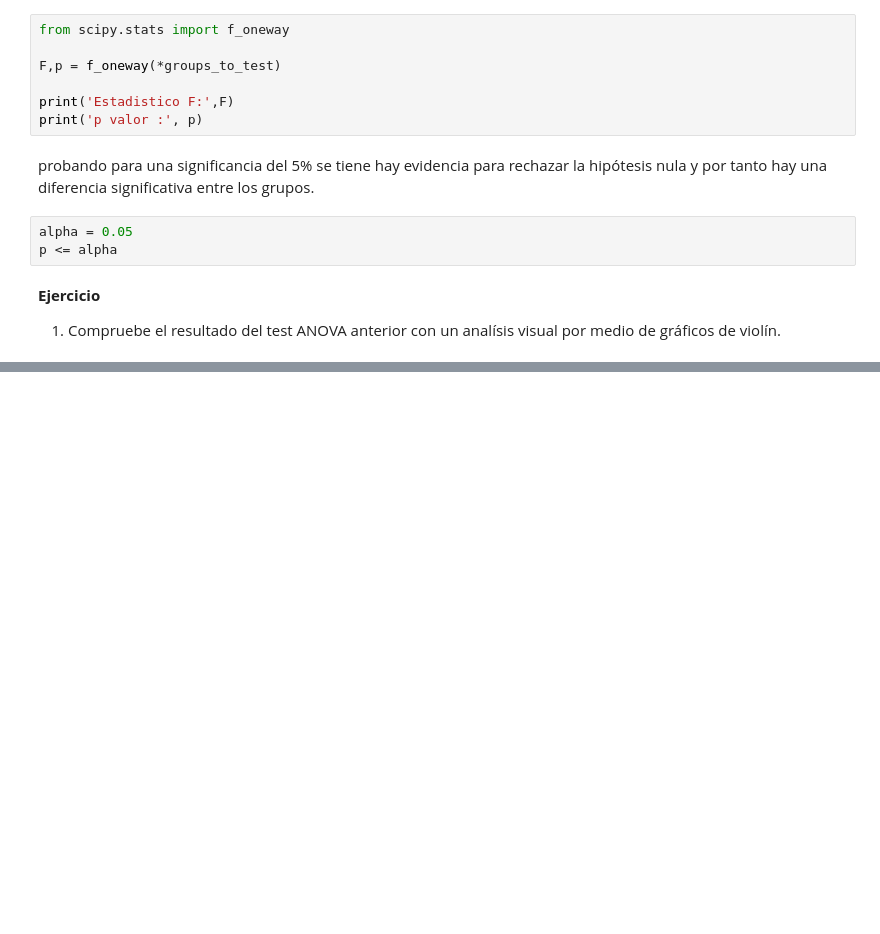
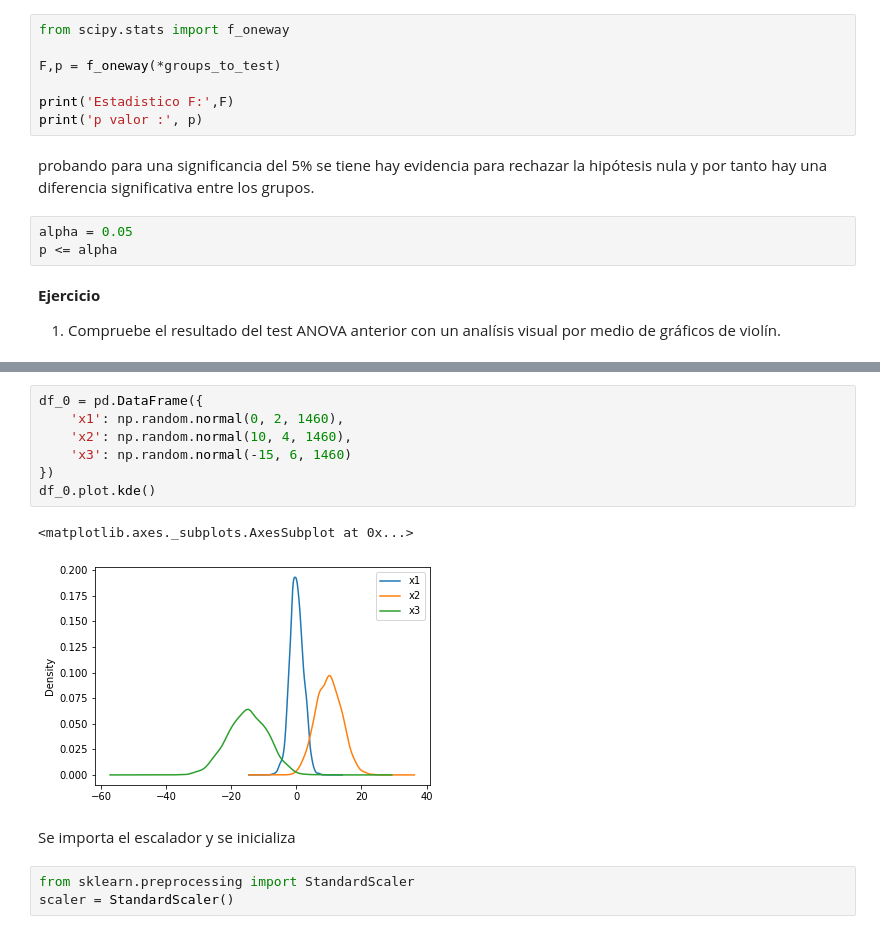
Before and after one commit to NicoCaro/DataScienceLab, a Jupyter notebook: S5/c9 EDA - clean .ipynb, the cells around one changed output, grey strips where cells are left out. Drawn from its saved outputs; the diff is of its cells as text; blank space fills up the shorter version.

```diff
--- a/S5/c9 EDA - clean .ipynb
+++ b/S5/c9 EDA - clean .ipynb
@@ -671,0 +801,15 @@ Si los investigadores relacionan los valores del *índice de salud* con la proba
+# %%
+df_0 = pd.DataFrame({
+    'x1': np.random.normal(0, 2, 1460),
+    'x2': np.random.normal(10, 4, 1460),
+    'x3': np.random.normal(-15, 6, 1460)
+})
+df_0.plot.kde()
+# %% [output]
+<matplotlib.axes._subplots.AxesSubplot at 0x...>
+[figure, added]
+# %% [markdown]
+Se importa el escalador y se inicializa
+# %%
+from sklearn.preprocessing import StandardScaler
+scaler = StandardScaler()
```
Also changed, not shown: parts of 59 cells of this notebook.
